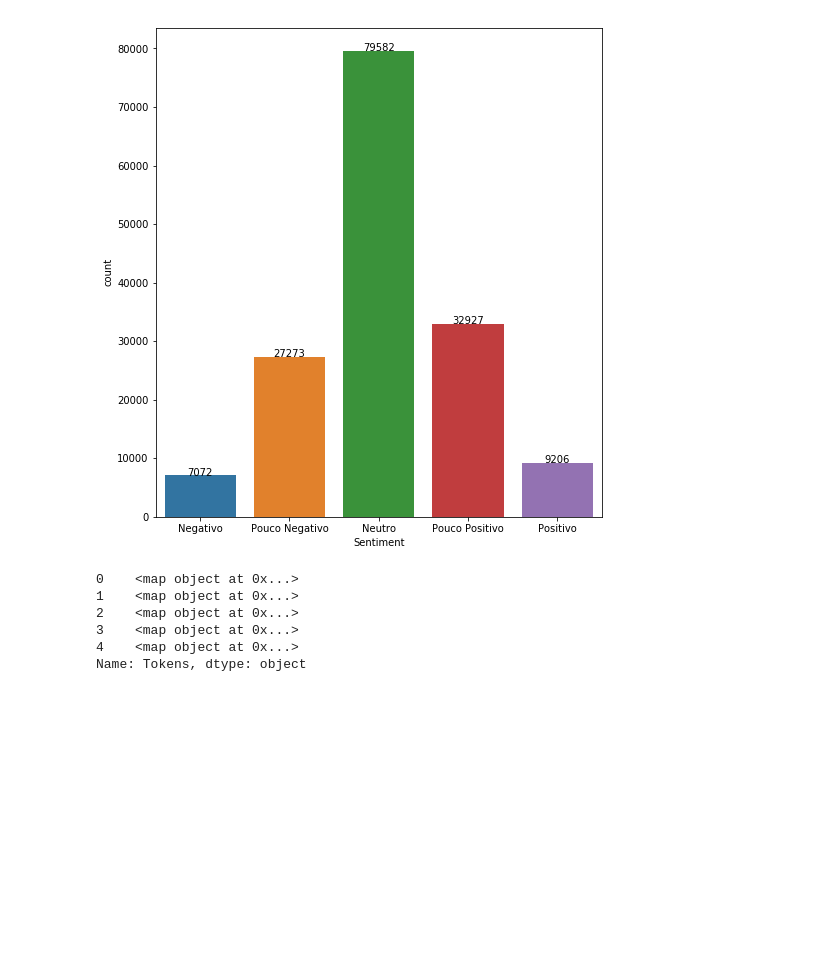
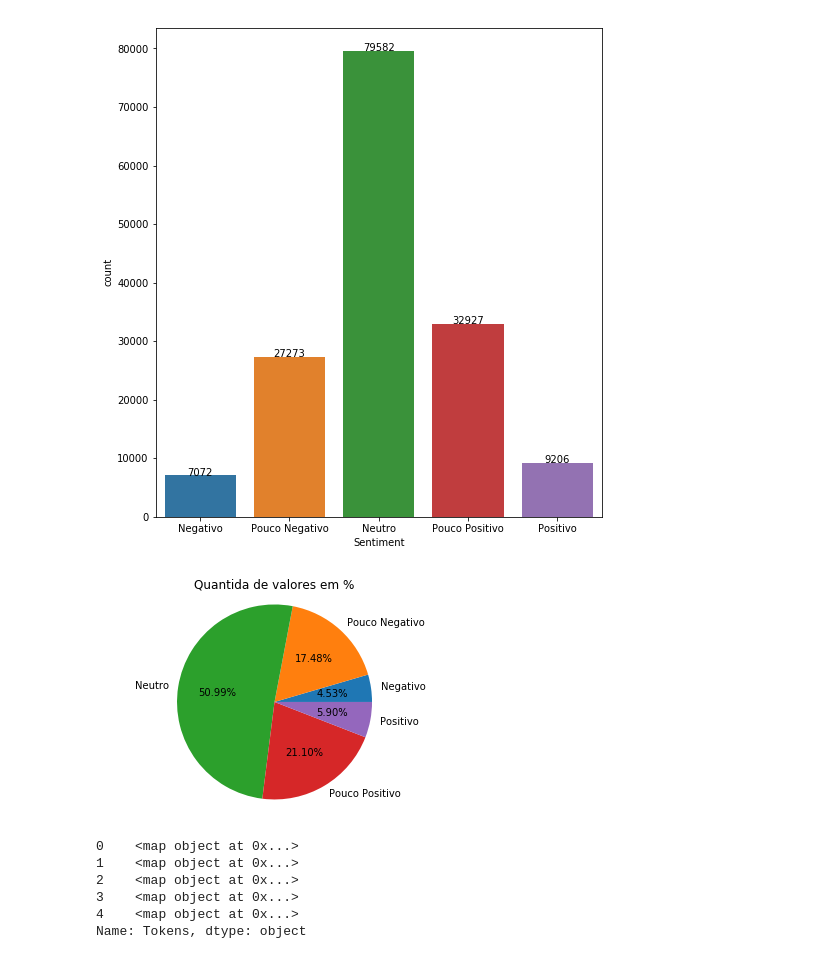
Before and after one commit to Rafaelcvo/nlp, a Jupyter notebook: Exercicio 2.ipynb, the cells around one changed output. Saved outputs shown, nothing was run; the diff lists cells and outputs as text; code cells hidden in the pictures; blank space fills up the shorter version.

```diff
--- a/Exercicio 2.ipynb
+++ b/Exercicio 2.ipynb
@@ -124,9 +124,10 @@ ax=sns.countplot(x='Sentiment',data=df_train)
 
 labels = ['Negativo','Pouco Negativo','Neutro','Pouco Positivo','Positivo']
 ax.set_xticklabels(labels)
-
+sizes = []
 for p in ax.patches:
     height = p.get_height()
+    sizes.append(p.get_height())
     if(np.isnan(height)):
         height=0
     ax.text(p.get_x()+p.get_width()/2.,
@@ -135,6 +136,14 @@ for p in ax.patches:
             ha="center")
 # %% [output]
 [figure]
+# %%
+fig, ax = plt.subplots()
+ax.pie(sizes, labels=labels, autopct='%1.2f%%')
+ax.axis('equal')
+ax.set_title("Quantida de valores em %")
+plt.show()
+# %% [output]
+[figure, added]
 # %%
 # Tokenização das frases.
 # O processo tem como objetivo separar palavras ou sentenças em unidades.
```
